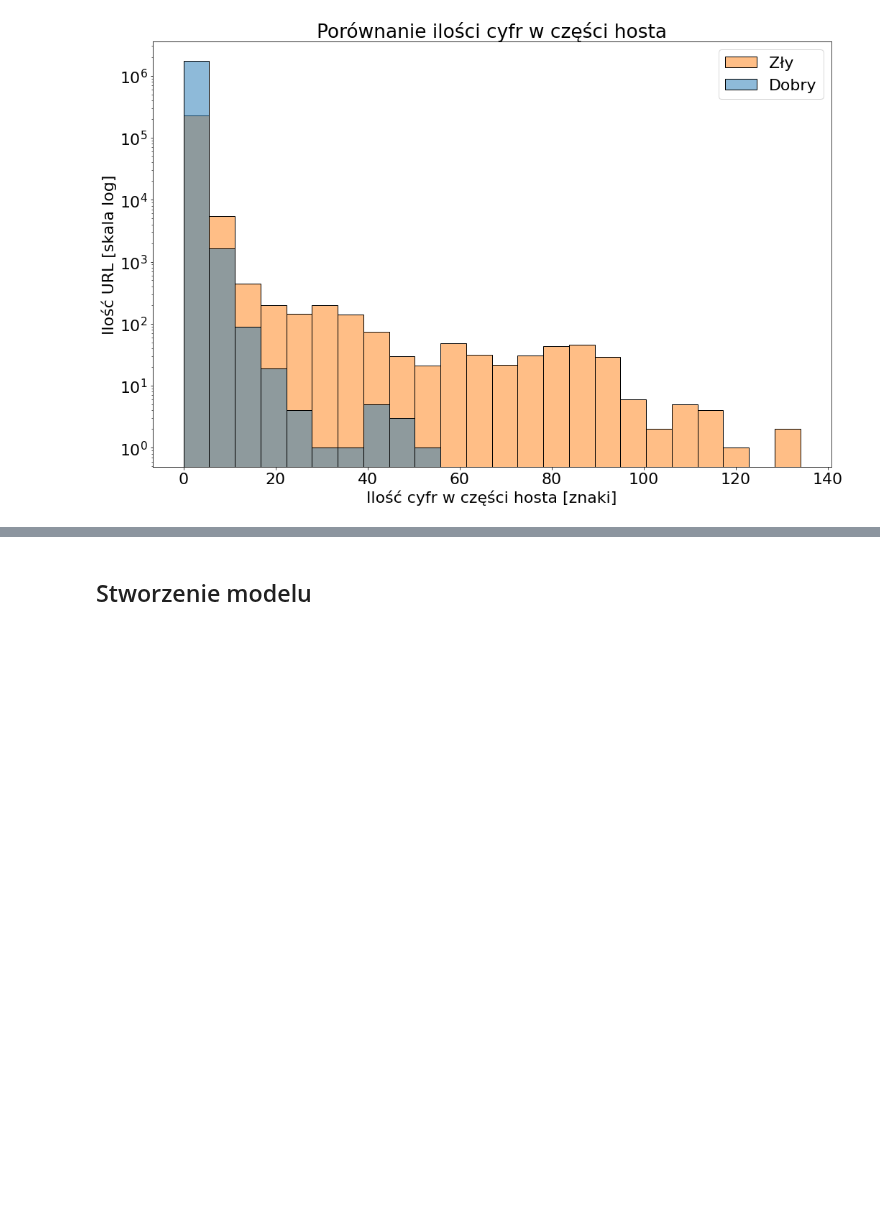
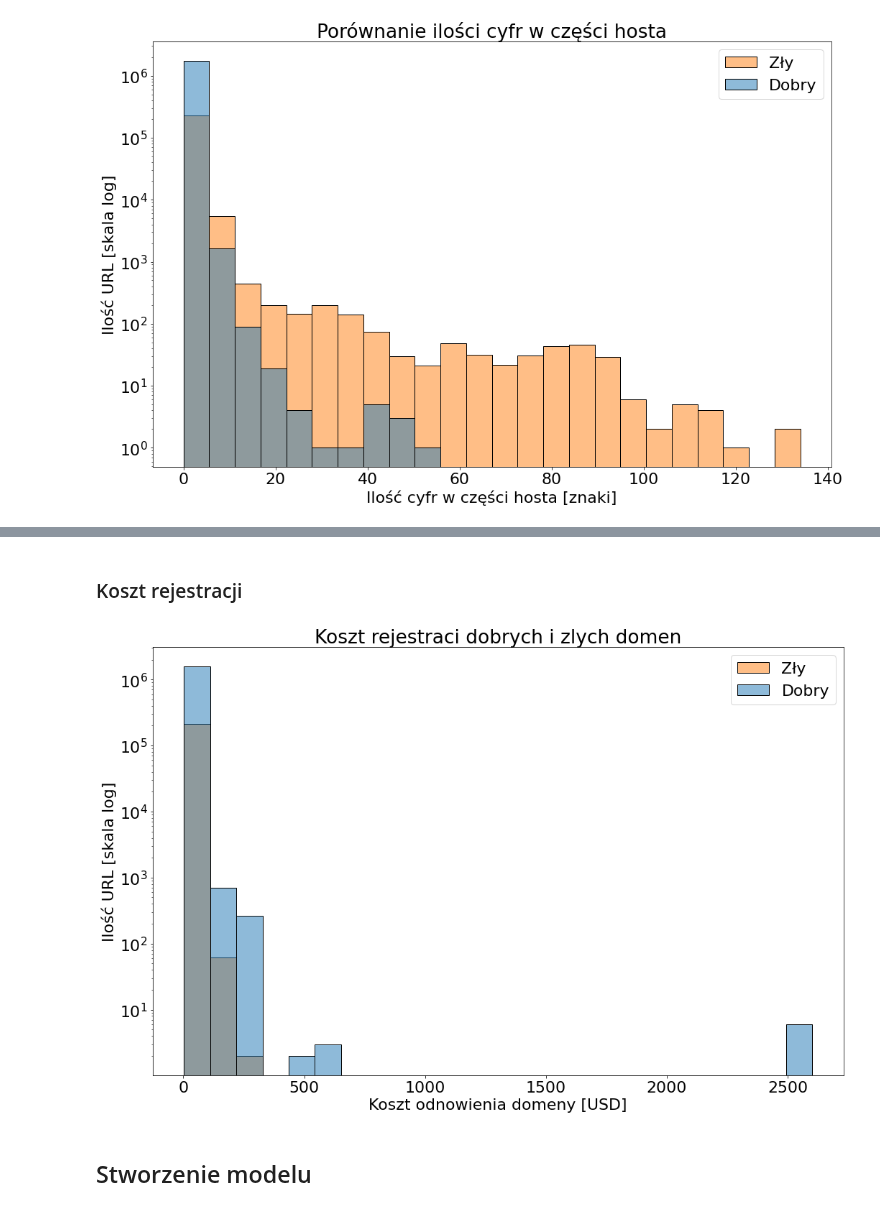
Before and after one commit to knmlprz/g2a-presentation-2021, a Jupyter notebook: Prezentacja.ipynb, the cells around one changed output, grey strips where cells are left out. Drawn from its saved outputs; the diff is of its cells as text; code cells hidden in the pictures; blank space fills up the shorter version.

```diff
--- a/Prezentacja.ipynb
+++ b/Prezentacja.ipynb
@@ -102,3 +149,16 @@ plt.savefig("img/porownanie_cyfr.png")
+# %% [markdown]
+### Koszt rejestracji
+# %%
+fig = plt.figure(figsize=(15,10))
+sns.histplot(data=df2, x="Registration Price",hue='label', log_scale=(False, True), bins=24)
+plt.legend(["Zły", "Dobry"])
+plt.title("Koszt rejestraci dobrych i zlych domen")
+plt.ylabel("Ilość URL [skala log]")
+plt.xlabel("Koszt odnowienia domeny [USD]")
+plt.tight_layout()
+plt.savefig("img/koszt_rejestracji.png")
+# %% [output]
+[figure, added]
 # %% [markdown]
 ## Stworzenie modelu
 # %% [markdown]
```
Also changed, not shown: parts of 9 cells of this notebook, 3 other files.
